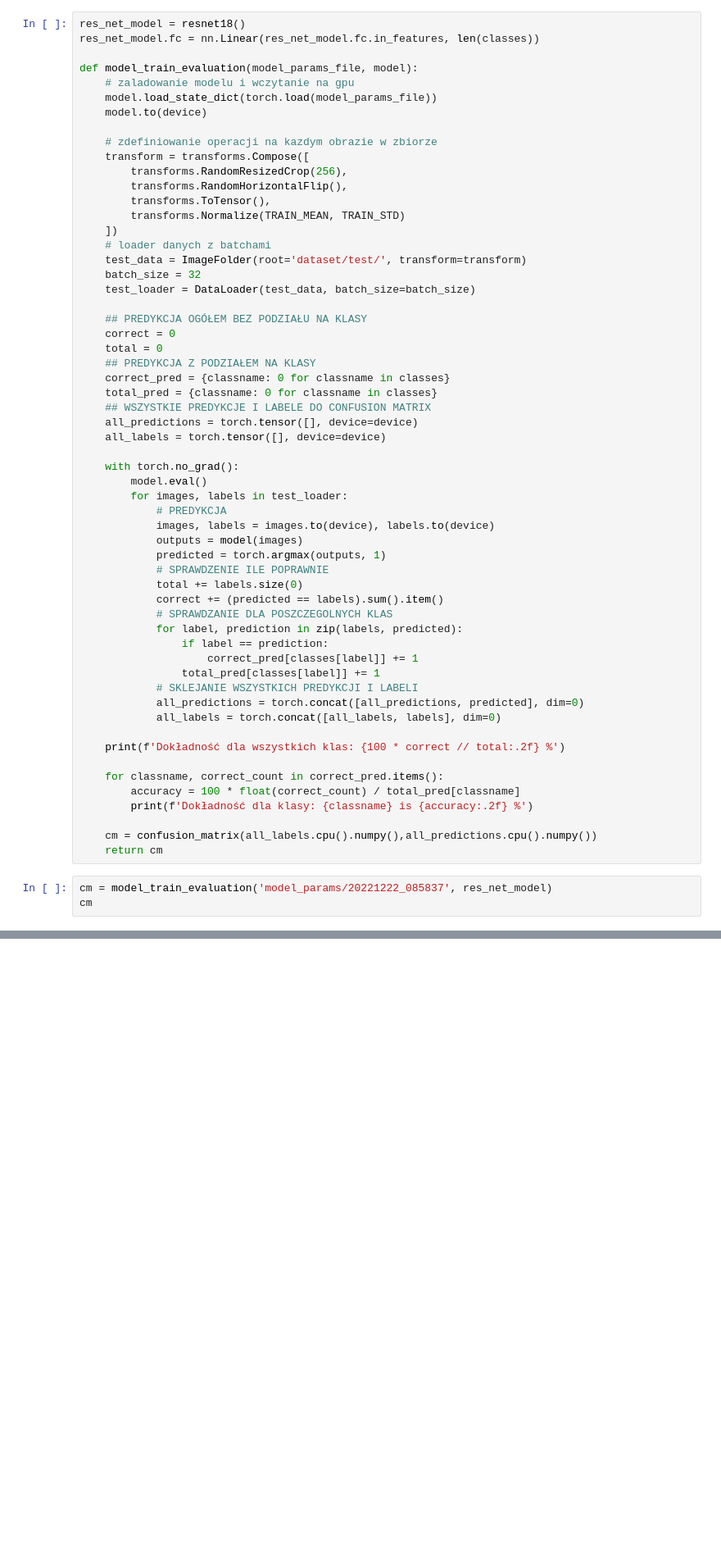
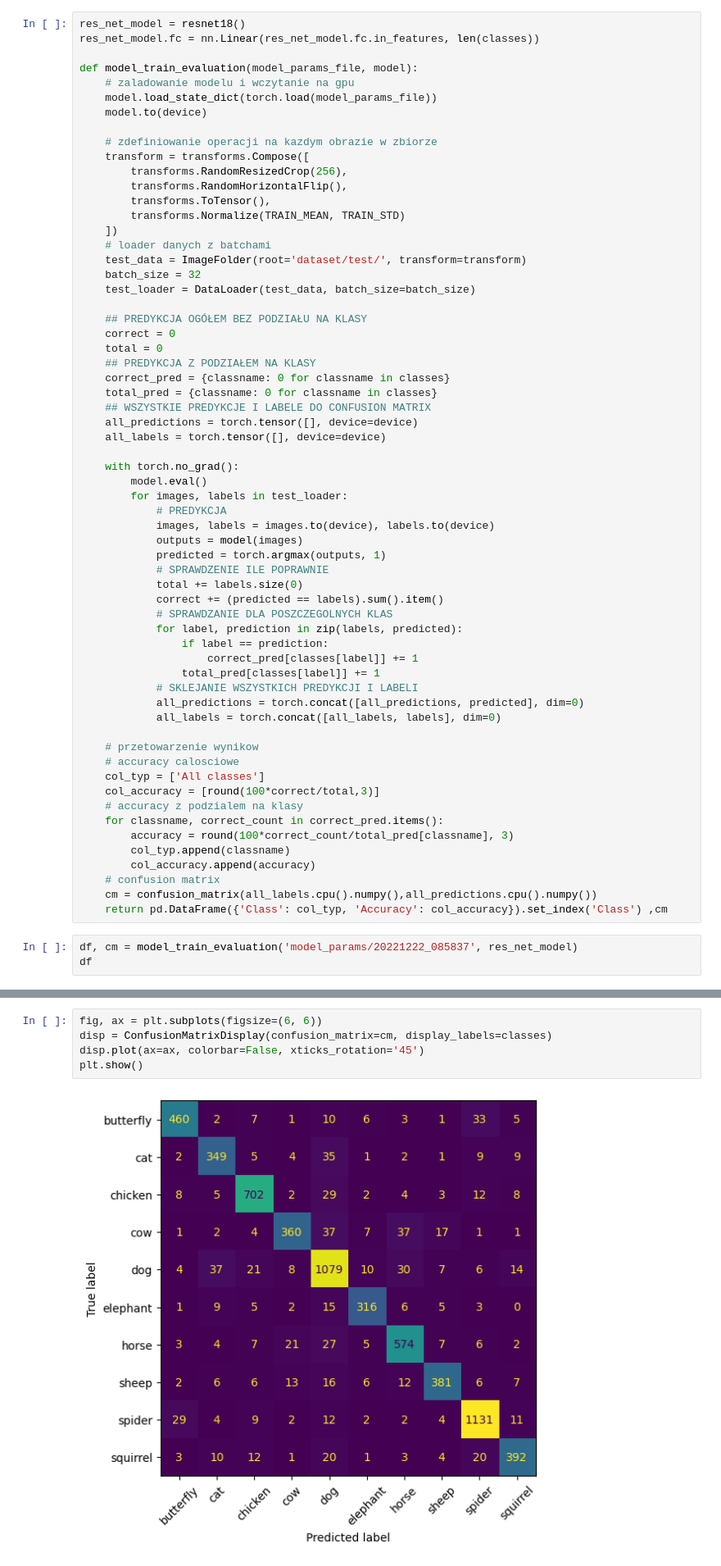
Before and after one commit to CptQuak/projekt_um_imagerec, a Jupyter notebook: przyklad_plotu.ipynb, the cells around one changed output, grey strips where cells are left out. Shown at 82% size. Drawn from its saved outputs; the diff is of its cells as text; blank space fills up the shorter version.

```diff
--- a/przyklad_plotu.ipynb
+++ b/przyklad_plotu.ipynb
@@ -122,15 +122,19 @@ def model_train_evaluation(model_params_file, model):
             all_predictions = torch.concat([all_predictions, predicted], dim=0)
             all_labels = torch.concat([all_labels, labels], dim=0)
 
-    print(f'Dokładność dla wszystkich klas: {100 * correct // total:.2f} %')
-
+    # przetowarzenie wynikow
+    # accuracy calosciowe
+    col_typ = ['All classes']
+    col_accuracy = [round(100*correct/total,3)]
+    # accuracy z podzialem na klasy
     for classname, correct_count in correct_pred.items():
-        accuracy = 100 * float(correct_count) / total_pred[classname]
-        print(f'Dokładność dla klasy: {classname} is {accuracy:.2f} %')
-
+        accuracy = round(100*correct_count/total_pred[classname], 3)
+        col_typ.append(classname)
+        col_accuracy.append(accuracy)
+    # confusion matrix
     cm = confusion_matrix(all_labels.cpu().numpy(),all_predictions.cpu().numpy())
-    return cm
+    return pd.DataFrame({'Class': col_typ, 'Accuracy': col_accuracy}).set_index('Class') ,cm
 # %%
-cm = model_train_evaluation('model_params/20221222_085837', res_net_model)
-cm
+df, cm = model_train_evaluation('model_params/20221222_085837', res_net_model)
+df
 # %% [output]
@@ -158,0 +154,7 @@ array([[ 466,    6,    5,    3,    8,    1,    3,    1,   30,    5],
+# %%
+fig, ax = plt.subplots(figsize=(6, 6))
+disp = ConfusionMatrixDisplay(confusion_matrix=cm, display_labels=classes)
+disp.plot(ax=ax, colorbar=False, xticks_rotation='45')
+plt.show()
+# %% [output]
+[figure, added]
```
Also changed, not shown: parts of 4 cells of this notebook, 2 other files.
